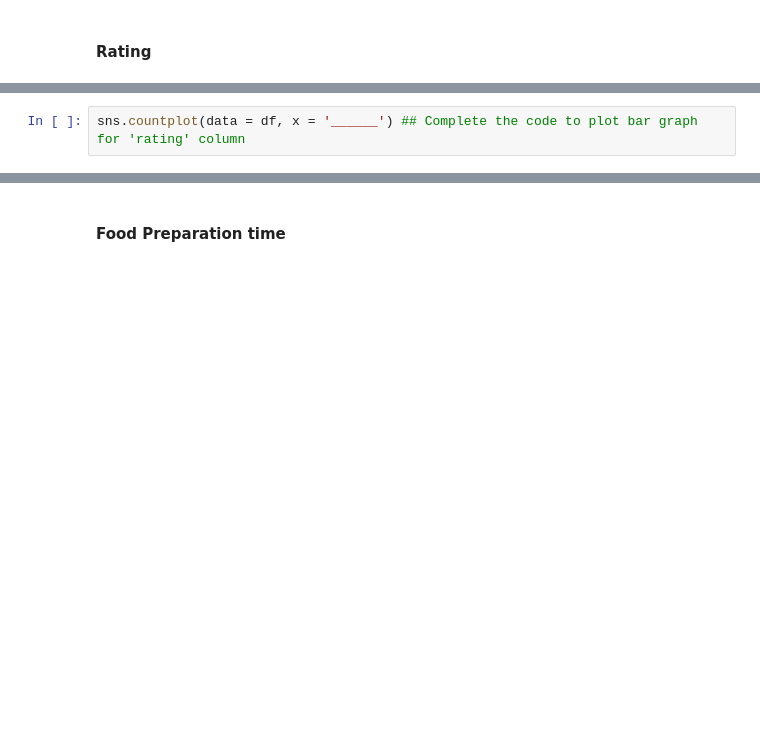
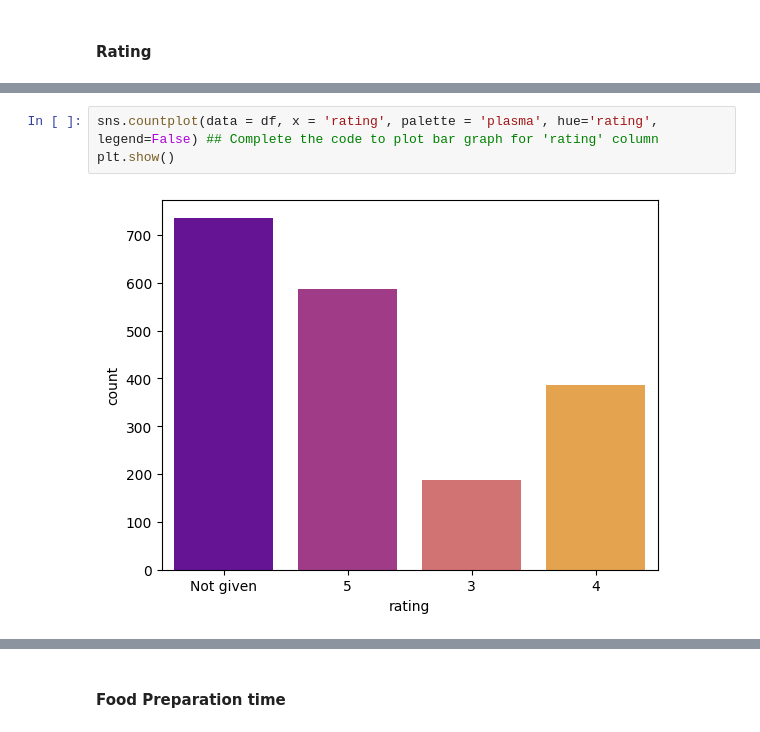
Before and after one commit to RashmiJK/PGP-AIML-FoodHub-EDA, a Jupyter notebook: Learner_Notebook_LC.ipynb, the cells around one changed output, grey strips where cells are left out. Drawn from its saved outputs; the diff is of its cells as text; blank space fills up the shorter version.

```diff
--- a/Learner_Notebook_LC.ipynb
+++ b/Learner_Notebook_LC.ipynb
@@ -279,2 +301,5 @@ df['rating'].'_______' ## Complete the code to check unique values for the 'rati
 # %%
-sns.countplot(data = df, x = '______') ## Complete the code to plot bar graph for 'rating' column
+sns.countplot(data = df, x = 'rating', palette = 'plasma', hue='rating', legend=False) ## Complete the code to plot bar graph for 'rating' column
+plt.show()
+# %% [output]
+[figure, added]
```
Also changed, not shown: parts of 11 cells of this notebook.
